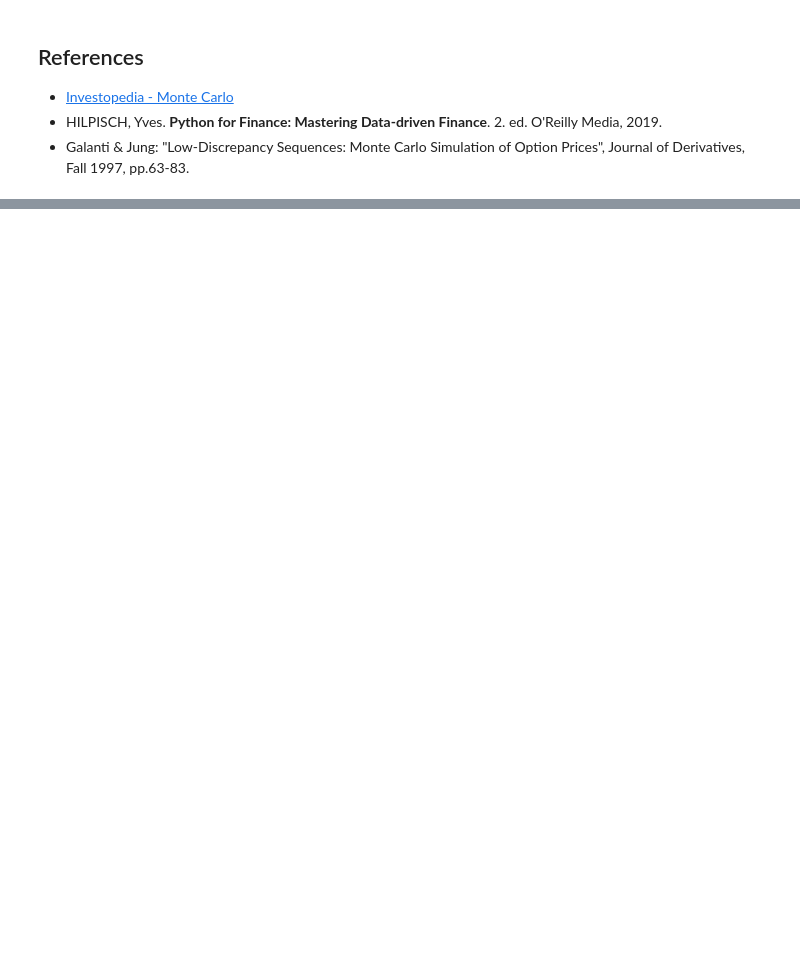
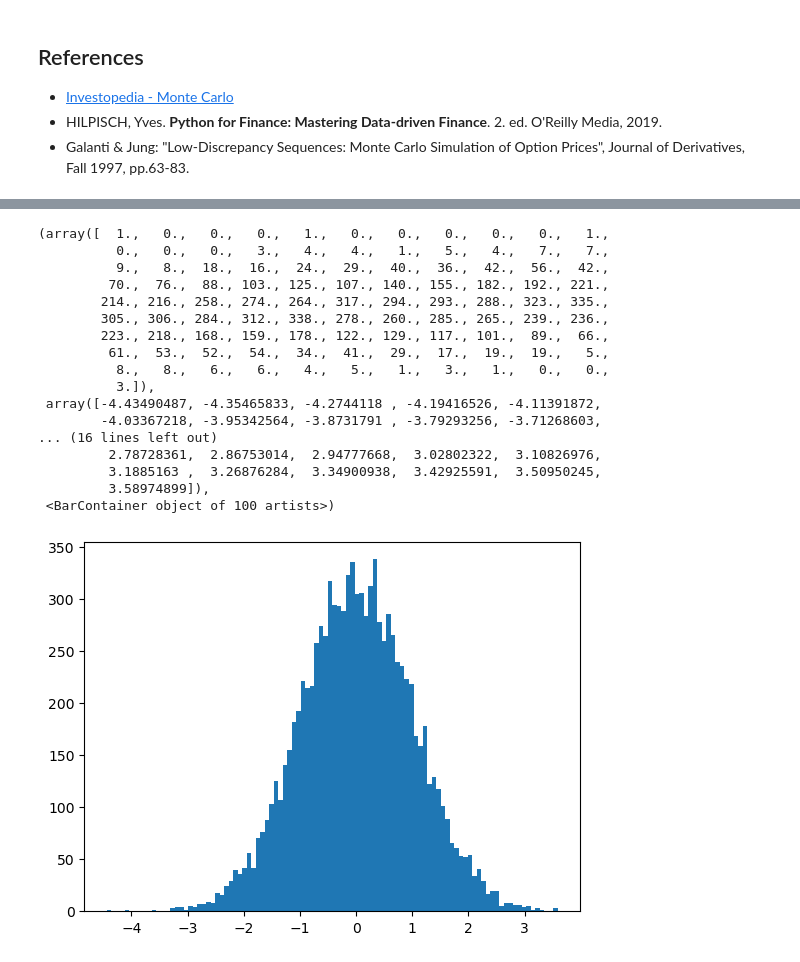
Before and after one commit to fbristotti/cqf, a Jupyter notebook: final/final.ipynb, the cells around one changed output, grey strips where cells are left out. Cells and saved outputs as stored; diff of their text form; code cells hidden in the pictures; blank space fills up the shorter version.

```diff
--- a/final/final.ipynb
+++ b/final/final.ipynb
@@ -432,0 +711,21 @@ ZeroDivisionError: float division by zero
+# %%
+plt.hist(np.random.randn(10000), bins=100)
+# %% [output]
+(array([  1.,   0.,   0.,   0.,   1.,   0.,   0.,   0.,   0.,   0.,   1.,
+          0.,   0.,   0.,   3.,   4.,   4.,   1.,   5.,   4.,   7.,   7.,
+          9.,   8.,  18.,  16.,  24.,  29.,  40.,  36.,  42.,  56.,  42.,
+         70.,  76.,  88., 103., 125., 107., 140., 155., 182., 192., 221.,
+        214., 216., 258., 274., 264., 317., 294., 293., 288., 323., 335.,
+        305., 306., 284., 312., 338., 278., 260., 285., 265., 239., 236.,
+        223., 218., 168., 159., 178., 122., 129., 117., 101.,  89.,  66.,
+         61.,  53.,  52.,  54.,  34.,  41.,  29.,  17.,  19.,  19.,   5.,
+          8.,   8.,   6.,   6.,   4.,   5.,   1.,   3.,   1.,   0.,   0.,
+          3.]),
+ array([-4.43490487, -4.35465833, -4.2744118 , -4.19416526, -4.11391872,
+        -4.03367218, -3.95342564, -3.8731791 , -3.79293256, -3.71268603,
+... (16 lines left out)
+         2.78728361,  2.86753014,  2.94777668,  3.02802322,  3.10826976,
+         3.1885163 ,  3.26876284,  3.34900938,  3.42925591,  3.50950245,
+         3.58974899]),
+ <BarContainer object of 100 artists>)
+[figure, added]
```
Also changed, not shown: parts of 15 cells of this notebook.
